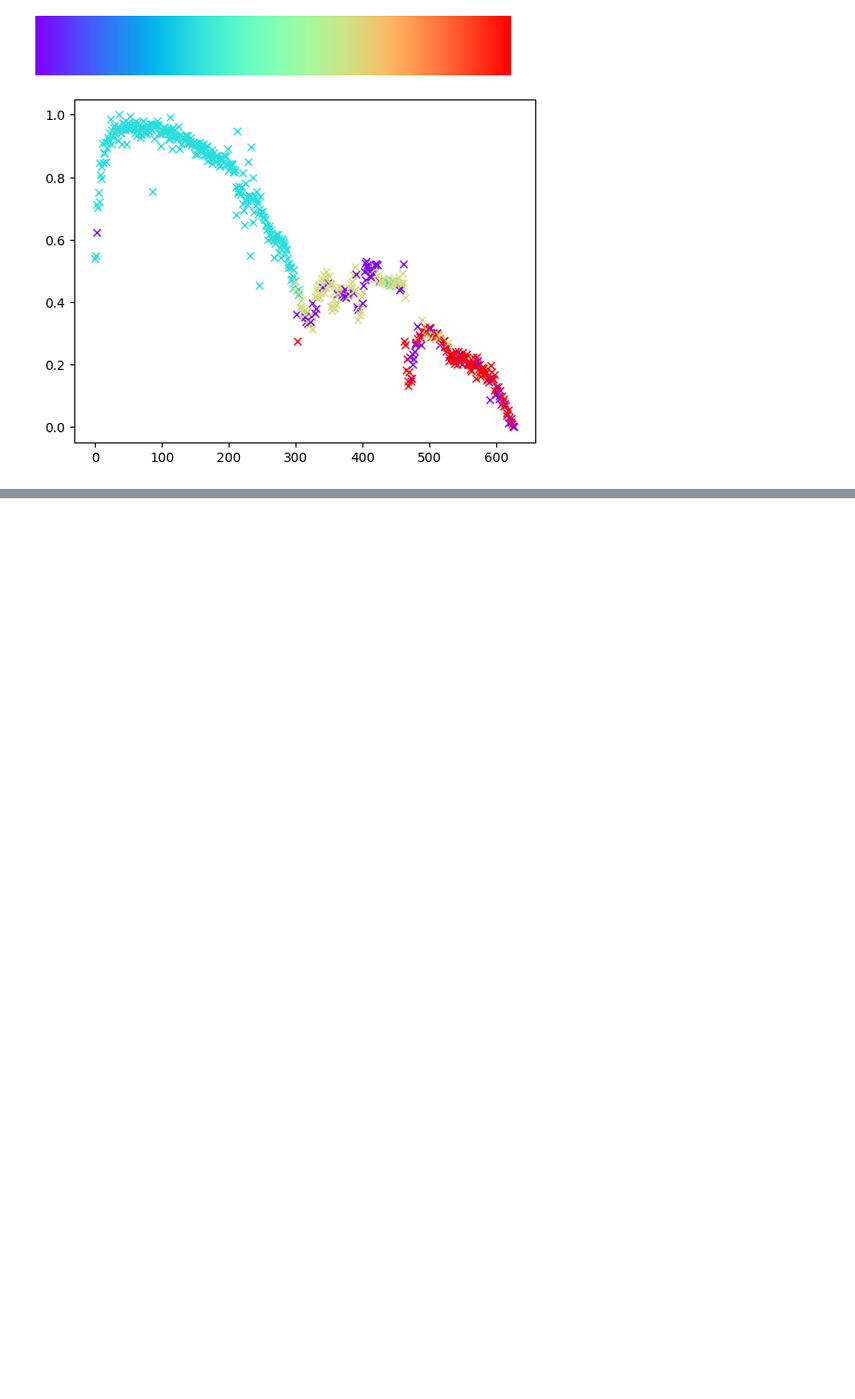
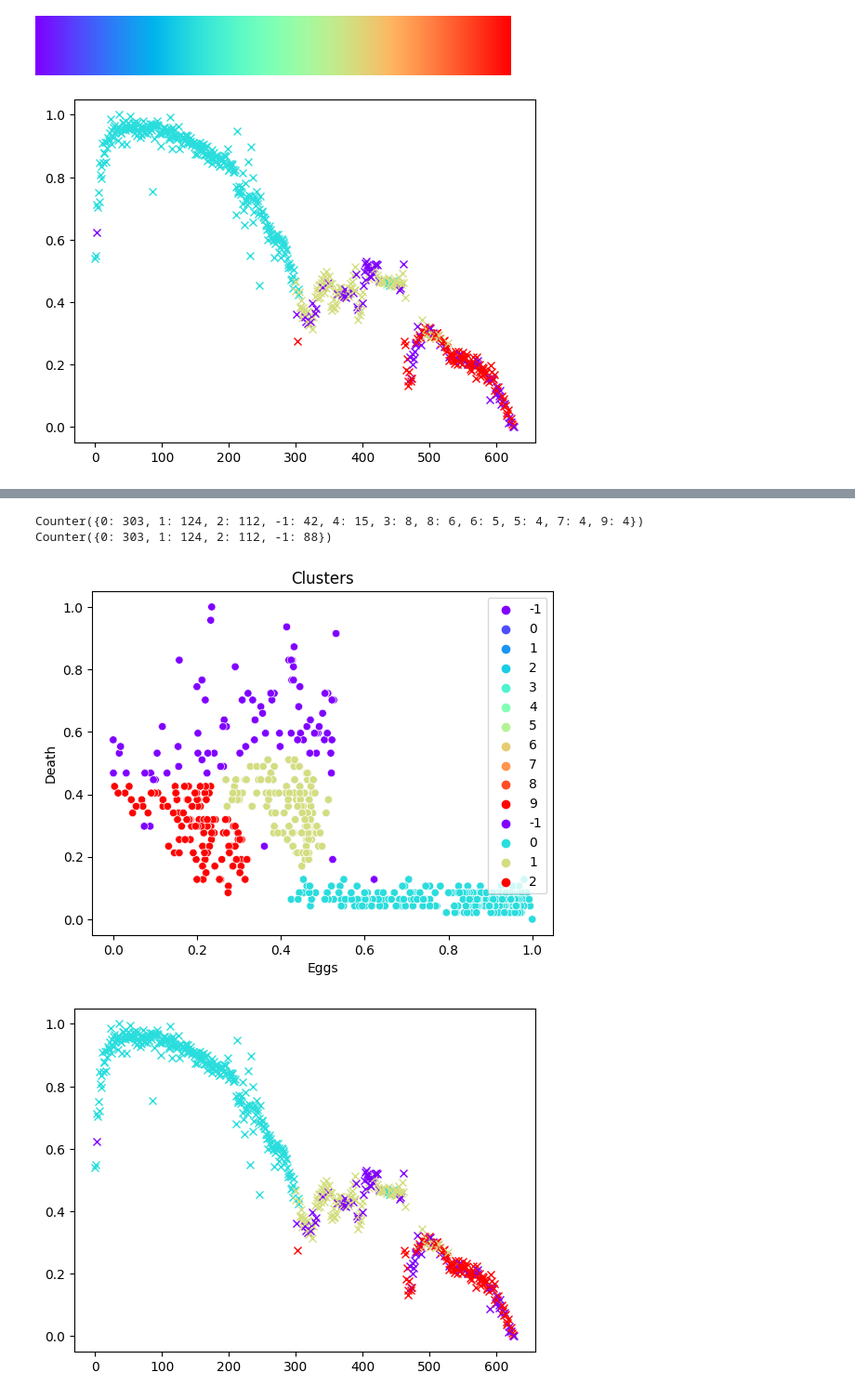
Before and after one commit to CanaliDavide/DASA--Project, a Jupyter notebook: Clustering.ipynb, the cells around one changed output, grey strips where cells are left out. Shown at 93% size. Drawn from its saved outputs; the diff is of its cells as text; code cells hidden in the pictures; blank space fills up the shorter version.

```diff
--- a/Clustering.ipynb
+++ b/Clustering.ipynb
@@ -248,0 +350,3 @@ plt.show()
+# %%
+Utility.TemporalCluster(cycleA, Utility.DensityClustering(cycleA,["Eggs", "Death"]), ["Eggs", "Death"], "Eggs")
+# %% [output]
@@ -248,0 +354,4 @@ plt.show()
+Counter({0: 303, 1: 124, 2: 112, -1: 42, 4: 15, 3: 8, 8: 6, 6: 5, 5: 4, 7: 4, 9: 4})
+Counter({0: 303, 1: 124, 2: 112, -1: 88})
+[figure, added]
+[figure, added]
```
Also changed, not shown: parts of 6 cells of this notebook, 1 other file.
